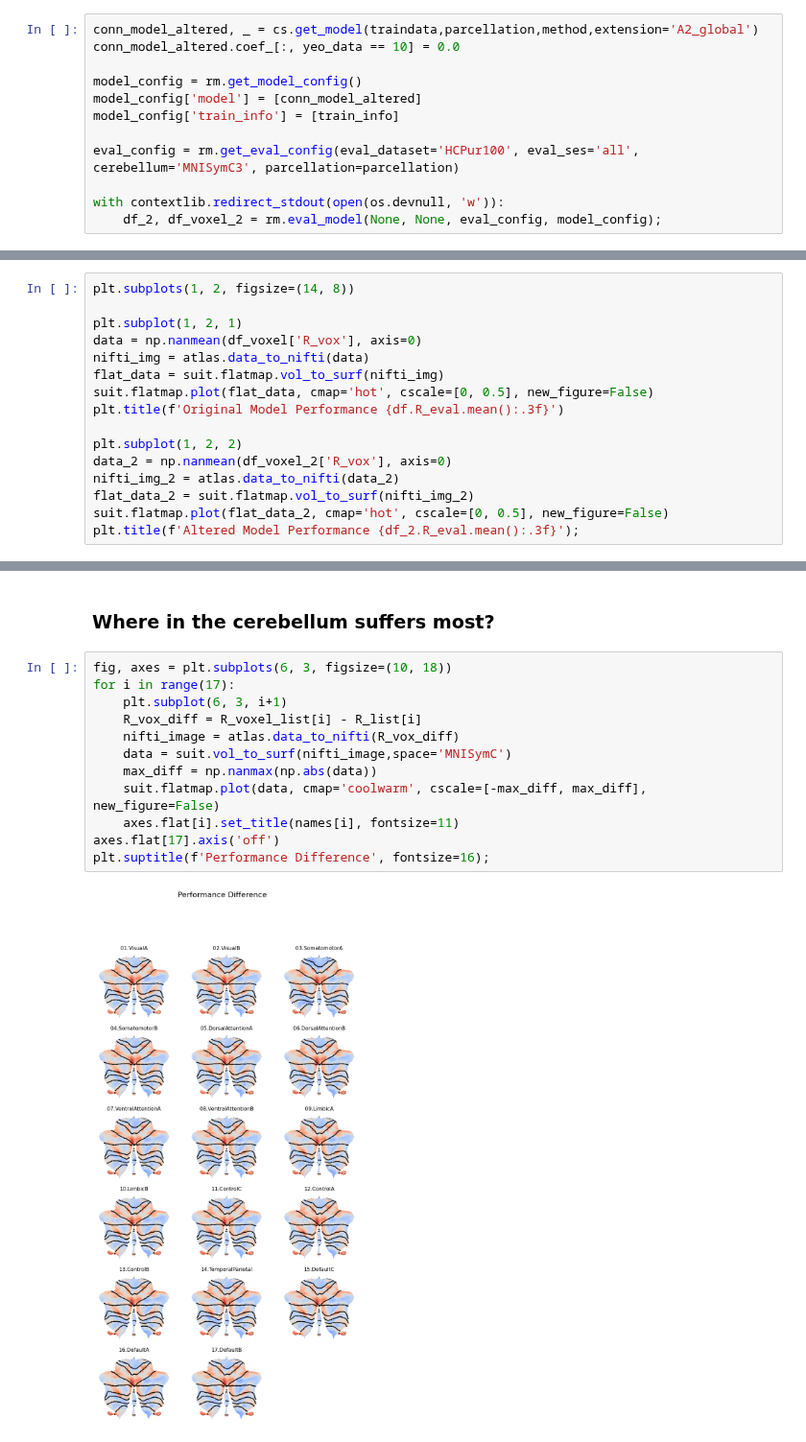
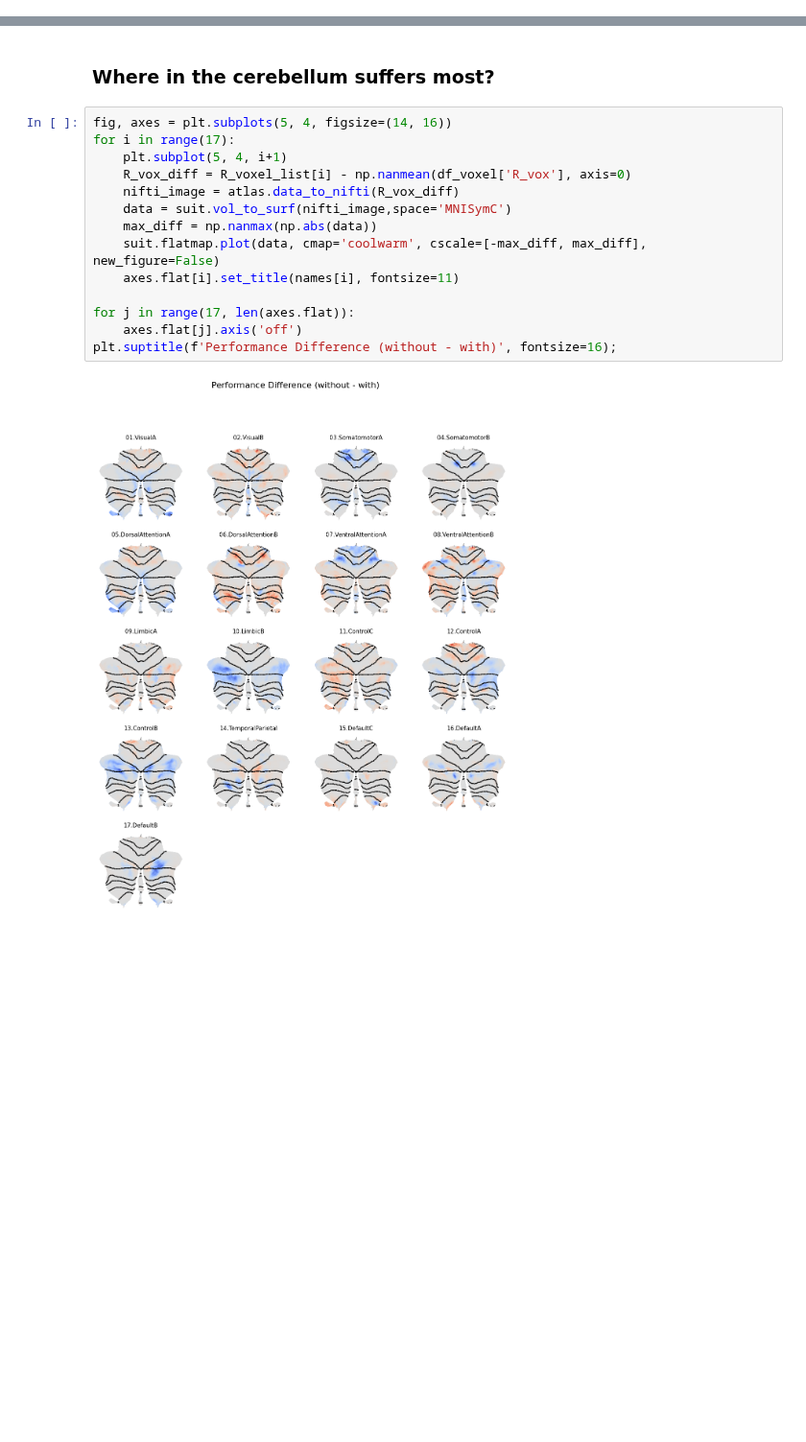
Before and after one commit to DiedrichsenLab/cortico_cereb_connectivity, a Jupyter notebook: notebooks/7. Orbito_frontal/no_orbito_frontal.ipynb, the cells around one changed output, grey strips where cells are left out. Shown at 96% size. Cells and saved outputs as stored; diff of their text form; blank space fills up the shorter version.

```diff
--- a/notebooks/7. Orbito_frontal/no_orbito_frontal.ipynb
+++ b/notebooks/7. Orbito_frontal/no_orbito_frontal.ipynb
@@ -45,12 +42,0 @@ with contextlib.redirect_stdout(open(os.devnull, 'w')):
-# %%
-conn_model_altered, _ = cs.get_model(traindata,parcellation,method,extension='A2_global')
-conn_model_altered.coef_[:, yeo_data == 10] = 0.0
-
-model_config = rm.get_model_config()
-model_config['model'] = [conn_model_altered]
-model_config['train_info'] = [train_info]
-
-eval_config = rm.get_eval_config(eval_dataset='HCPur100', eval_ses='all', cerebellum='MNISymC3', parcellation=parcellation)
-
-with contextlib.redirect_stdout(open(os.devnull, 'w')):
-    df_2, df_voxel_2 = rm.eval_model(None, None, eval_config, model_config);
@@ -63,16 +42,0 @@ Sum of weights in yeo10 of altered model: 0.0
-# %%
-plt.subplots(1, 2, figsize=(14, 8))
-
-plt.subplot(1, 2, 1)
-data = np.nanmean(df_voxel['R_vox'], axis=0)
-nifti_img = atlas.data_to_nifti(data)
-flat_data = suit.flatmap.vol_to_surf(nifti_img)
-suit.flatmap.plot(flat_data, cmap='hot', cscale=[0, 0.5], new_figure=False)
-plt.title(f'Original Model Performance {df.R_eval.mean():.3f}')
-
-plt.subplot(1, 2, 2)
-data_2 = np.nanmean(df_voxel_2['R_vox'], axis=0)
-nifti_img_2 = atlas.data_to_nifti(data_2)
-flat_data_2 = suit.flatmap.vol_to_surf(nifti_img_2)
-suit.flatmap.plot(flat_data_2, cmap='hot', cscale=[0, 0.5], new_figure=False)
-plt.title(f'Altered Model Performance {df_2.R_eval.mean():.3f}');
@@ -117,16 +80,18 @@ sns.despine()
 # %% [markdown]
 ### Where in the cerebellum suffers most?
 # %%
-fig, axes = plt.subplots(6, 3, figsize=(10, 18))
+fig, axes = plt.subplots(5, 4, figsize=(14, 16))
 for i in range(17):
-    plt.subplot(6, 3, i+1)
-    R_vox_diff = R_voxel_list[i] - R_list[i]
+    plt.subplot(5, 4, i+1)
+    R_vox_diff = R_voxel_list[i] - np.nanmean(df_voxel['R_vox'], axis=0)
     nifti_image = atlas.data_to_nifti(R_vox_diff)
     data = suit.vol_to_surf(nifti_image,space='MNISymC')
     max_diff = np.nanmax(np.abs(data))
     suit.flatmap.plot(data, cmap='coolwarm', cscale=[-max_diff, max_diff], new_figure=False)
     axes.flat[i].set_title(names[i], fontsize=11)
-axes.flat[17].axis('off')
-plt.suptitle(f'Performance Difference', fontsize=16);
+
+for j in range(17, len(axes.flat)):
+    axes.flat[j].axis('off')
+plt.suptitle(f'Performance Difference (without - with)', fontsize=16);
 # %% [output]
-[figure, old version]
+[figure, new version]
```
Also changed, not shown: parts of 7 cells of this notebook.
